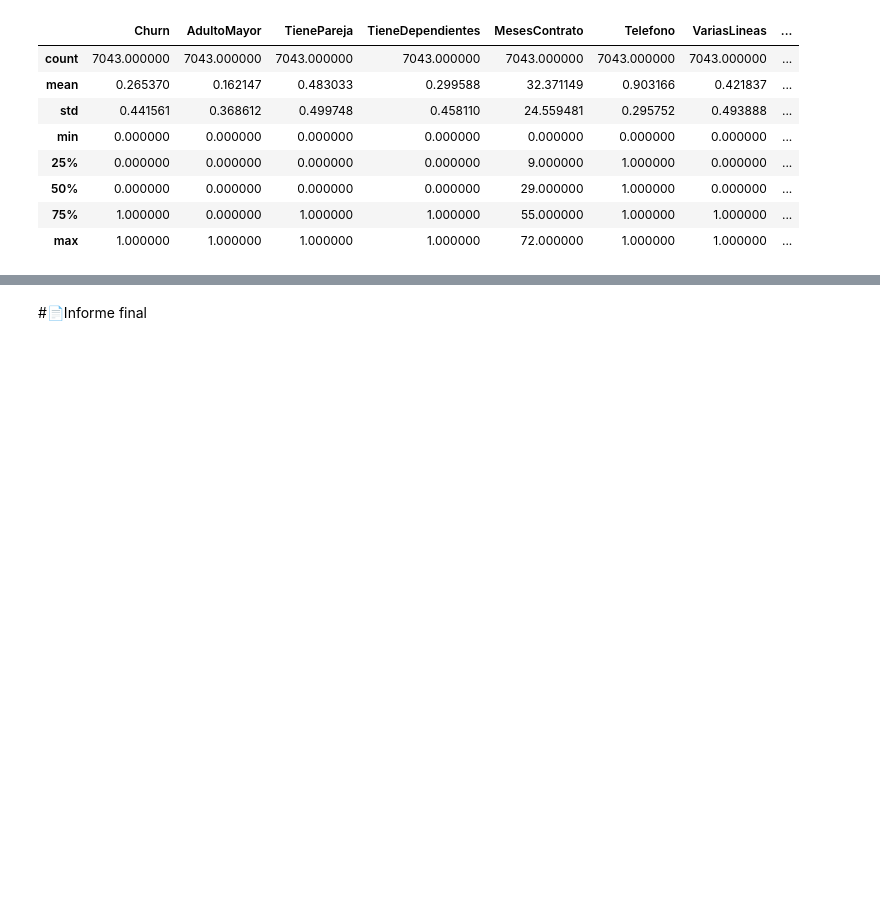
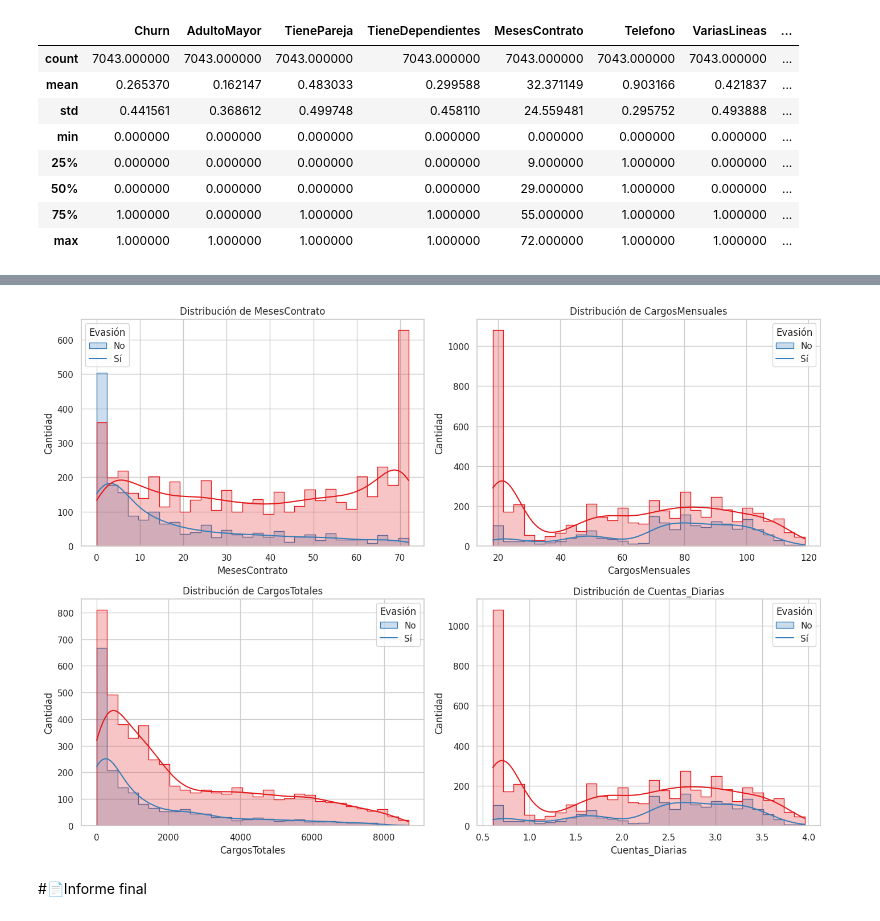
Before and after one commit to smringdesigns/Challenge_2_TelecomX, a Jupyter notebook: TelecomX_LATAM.ipynb, the cells around one changed output, grey strips where cells are left out. Saved outputs shown, nothing was run; the diff lists cells and outputs as text; code cells hidden in the pictures; blank space fills up the shorter version.

```diff
--- a/TelecomX_LATAM.ipynb
+++ b/TelecomX_LATAM.ipynb
@@ -420,2 +479,35 @@ df.describe()
+# %%
+# Variables numéricas para analizar
+variables_numericas = ['MesesContrato', 'CargosMensuales', 'CargosTotales', 'Cuentas_Diarias']
+
+# Configurar el tamaño del canvas con 2 filas y 2 columnas
+fig, axs = plt.subplots(2, 2, figsize=(14, 10))
+axs = axs.ravel()  # Aplanar para iterar fácilmente
+
+# Estilo visual
+sns.set(style="whitegrid")
+
+# Iterar sobre las variables y los ejes
+for i, col in enumerate(variables_numericas):
+    sns.histplot(
+        data=df,
+        x=col,
+        hue='Churn',
+        bins=30,
+        kde=True,
+        element='step',
+        palette='Set1',
+        ax=axs[i]
+    )
+    axs[i].set_title(f'Distribución de {col}')
+    axs[i].set_xlabel(col)
+    axs[i].set_ylabel('Cantidad')
+    axs[i].legend(title='Evasión', labels=['No', 'Sí'])
+
+# Ajustar distribución
+plt.tight_layout()
+plt.show()
+# %% [output]
+[figure, added]
 # %% [markdown]
 #📄Informe final
```
Also changed, not shown: parts of 6 cells of this notebook.
